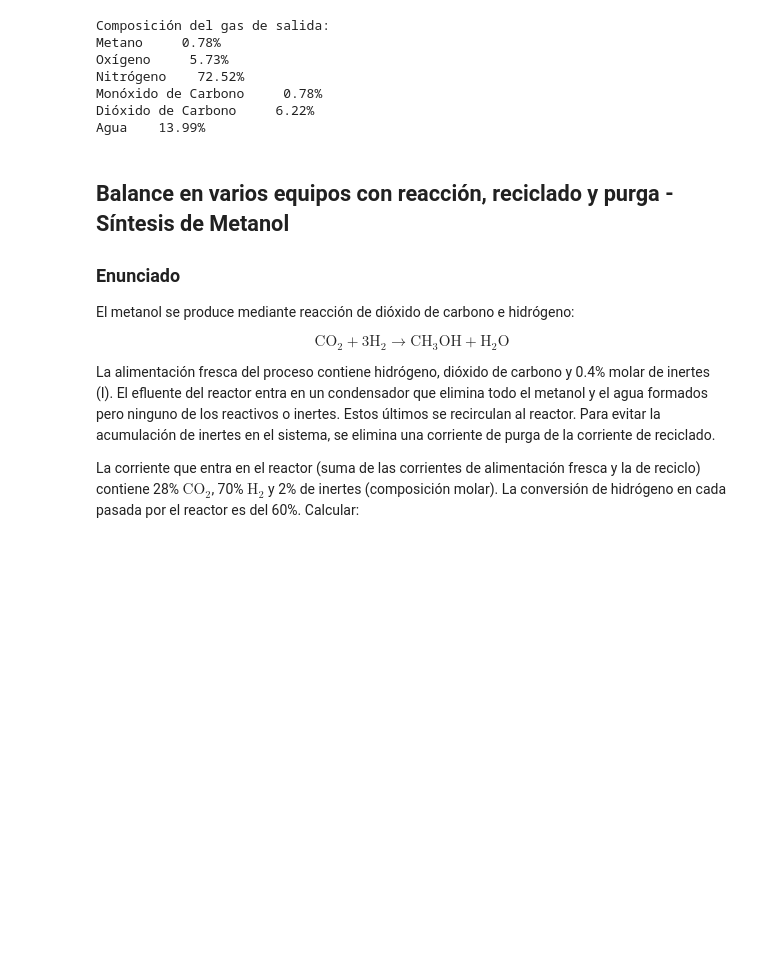
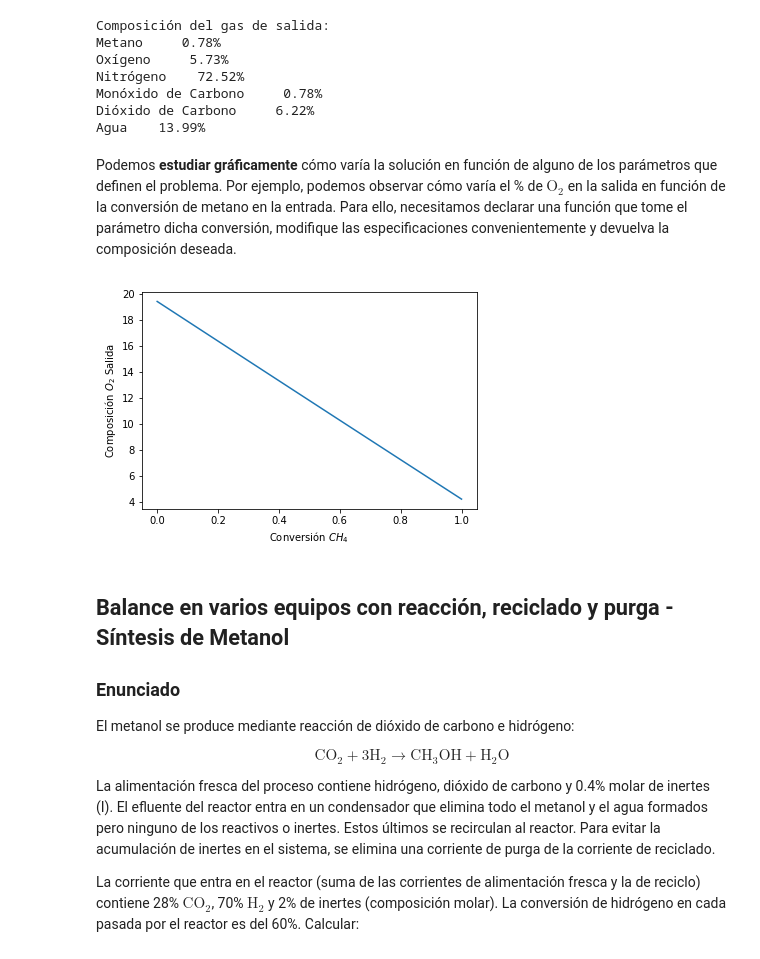
Before and after one commit to Matias-Henriquez/Seminario_Huelva_2019, a Jupyter notebook: 02 - Balances de Materia y Energía/Balances de Materia.ipynb, the cells around one changed output. Cells and saved outputs as stored; diff of their text form; code cells hidden in the pictures; blank space fills up the shorter version.

```diff
--- a/02 - Balances de Materia y Energía/Balances de Materia.ipynb
+++ b/02 - Balances de Materia y Energía/Balances de Materia.ipynb
@@ -170,17 +170,17 @@ for eqn in reactor:
 
 Las especificaciones del problema se refieren a la composición de la corriente de entrada (corriente 1), la conversión de metano en el reactor y a la relación entre los moles de monóxido y dióxido de carbono en la corriente de salida (corriente 2). Dichas especificaciones también se pueden escribir utilizando el comando **Eq**:
 # %%
-stream1_spec = [
+especificaciones_corriente1 = [
     sym.Eq(nM1, 7.8),
     sym.Eq(nO1, 19.4),
     sym.Eq(nN1, 72.8)
 ]
-stream2_spec = [
+especificaciones_corriente2 = [
     sym.Eq(nM2 - 0.1*nM1),
     sym.Eq(nD2 - 8*nMON2)
 ]
-specifications = stream1_spec + stream2_spec
-for eqn in specifications:
+especificaciones = especificaciones_corriente1 + especificaciones_corriente2
+for eqn in especificaciones:
     display(eqn)
 # %% [output]
 [figure]
@@ -270,7 +270,7 @@ Si el número de variables se corresponde al número de ecuaciones, entonces el
 # %% [markdown]
 ### Solución
 # %%
-soln = sym.solve(reactor + specifications)
+soln = sym.solve(reactor + especificaciones)
 
 for k in soln.keys():
     print("Variable {0:4s}:  {1:8.2f}".format(str(k),round(soln[k],2)))
@@ -305,6 +305,34 @@ Nitrógeno    72.52%
 Monóxido de Carbono     0.78%
 Dióxido de Carbono     6.22%
 Agua    13.99%
+# %% [markdown]
+Podemos **estudiar gráficamente** cómo varía la solución en función de alguno de los parámetros que definen el problema. Por ejemplo, podemos observar cómo varía el % de $\mathrm{O}_2$ en la salida en función de la conversión de metano en la entrada. Para ello, necesitamos declarar una función que tome el parámetro dicha conversión, modifique las especificaciones convenientemente y devuelva la composición deseada.
+# %%
+%matplotlib inline
+import matplotlib.pyplot as plt
+import numpy as np
+def func(X):
+    especificaciones_corriente2 = [
+        sym.Eq(nM2 - (1-X)*nM1),
+        sym.Eq(nD2 - 8*nMON2)
+    ]
+    #global specifications
+    especificaciones = especificaciones_corriente1 + especificaciones_corriente2
+    soln = sym.solve(reactor + especificaciones)
+    nTOTAL=soln[nM2]+soln[nO2]+soln[nN2]+soln[nMON2]+soln[nD2]+soln[nH2]
+    return soln[nO2]/nTOTAL*100
+# %%
+N=20
+X=np.linspace(0,1,N)
+Y=np.zeros(N)
+for i in range(N):
+    Y[i]=func(X[i])
+plt.plot(X,Y)
+plt.xlabel("Conversión $CH_4$")
+plt.ylabel("Composición $O_2$ Salida")
+plt.show()
+# %% [output]
+[figure, added]
 # %% [markdown]
 ## Balance en varios equipos con reacción, reciclado y purga - Síntesis de Metanol
 
```
Also changed, not shown: parts of 16 cells of this notebook, 26 other files.
